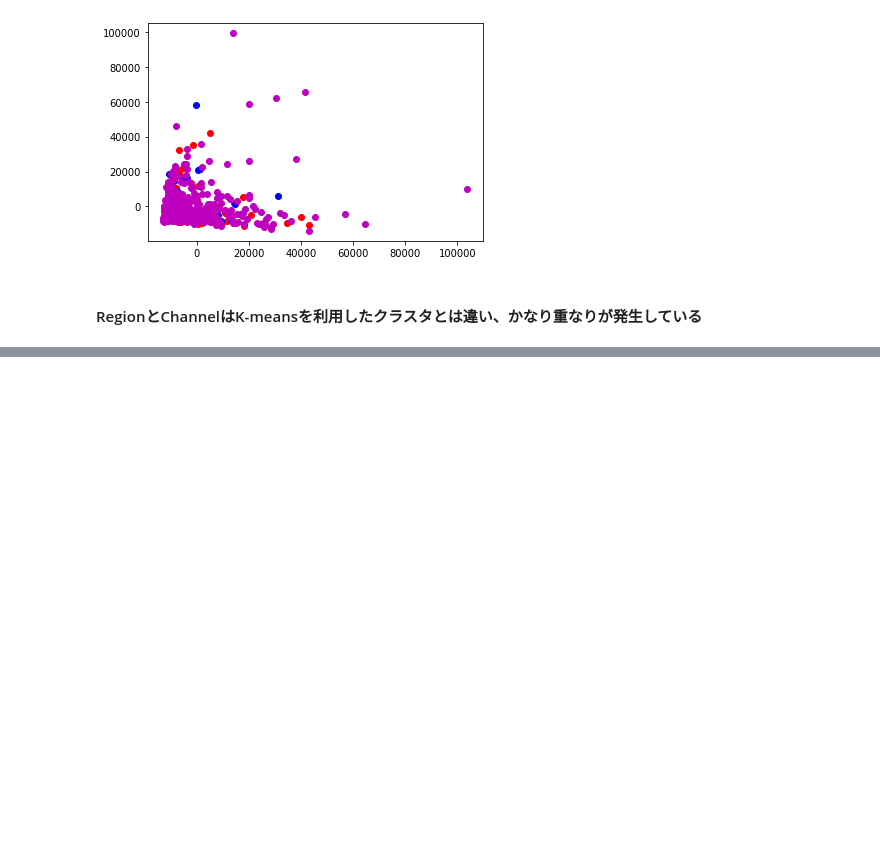
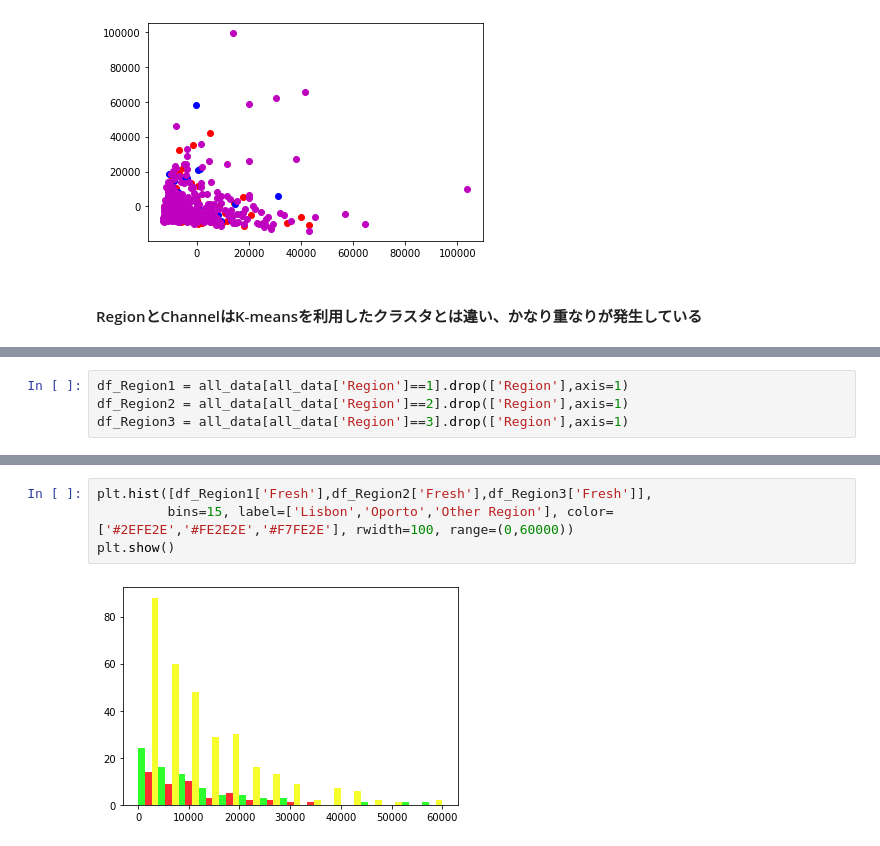
Before and after one commit to satomi23/diveintocode-ml, a Jupyter notebook: Sprint7.ipynb, the cells around one changed output, grey strips where cells are left out. Drawn from its saved outputs; the diff is of its cells as text; blank space fills up the shorter version.

```diff
--- a/Sprint7.ipynb
+++ b/Sprint7.ipynb
@@ -1045,0 +1069,4 @@ plt.show()
+# %%
+df_Region1 = all_data[all_data['Region']==1].drop(['Region'],axis=1)
+df_Region2 = all_data[all_data['Region']==2].drop(['Region'],axis=1)
+df_Region3 = all_data[all_data['Region']==3].drop(['Region'],axis=1)
@@ -1045,0 +1090,6 @@ plt.show()
+# %%
+plt.hist([df_Region1['Fresh'],df_Region2['Fresh'],df_Region3['Fresh']],
+         bins=15, label=['Lisbon','Oporto','Other Region'], color=['#2EFE2E','#FE2E2E','#F7FE2E'], rwidth=100, range=(0,60000))
+plt.show()
+# %% [output]
+[figure, added]
```
Also changed, not shown: parts of 38 cells of this notebook.
